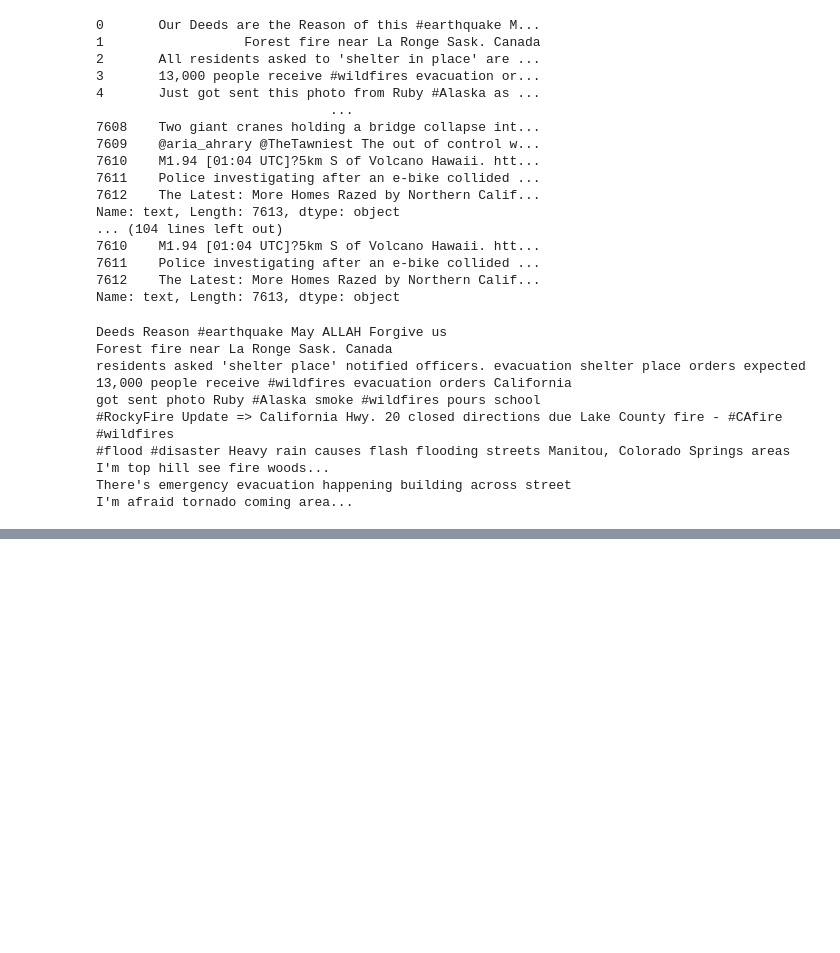
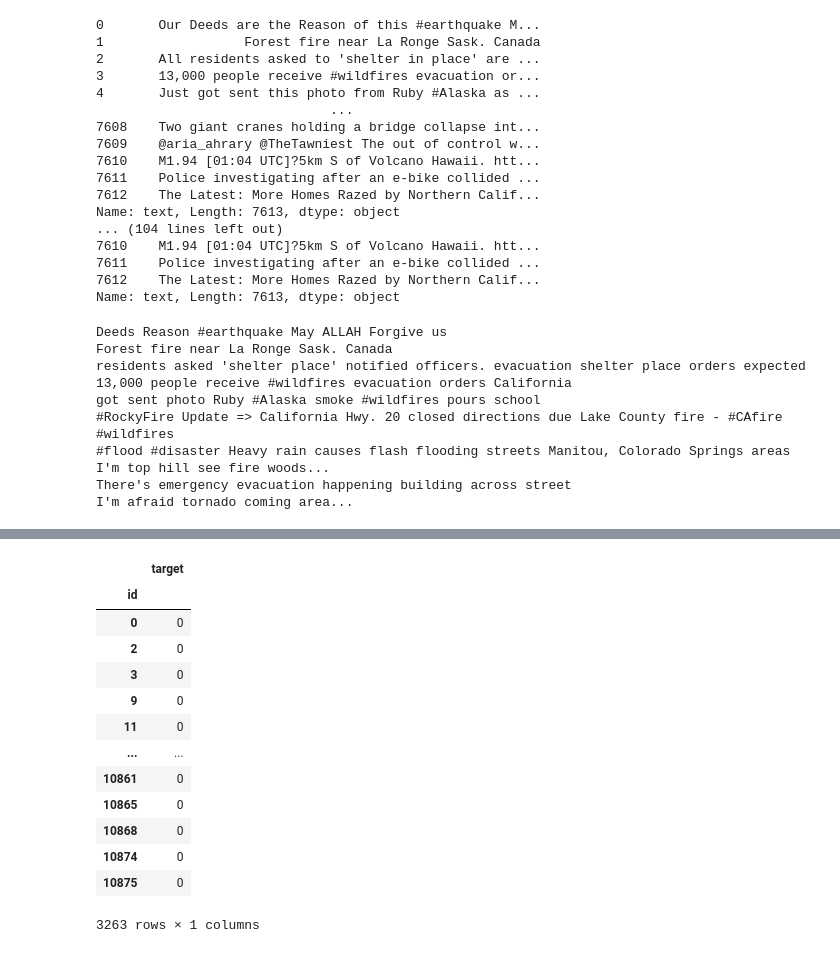
Before and after one commit to kristijanpetronijevic/kaggle_nlp_disaster_tweets, a Jupyter notebook: train.ipynb, the cells around one changed output, grey strips where cells are left out. Cells and saved outputs as stored; diff of their text form; code cells hidden in the pictures; blank space fills up the shorter version.

```diff
--- a/train.ipynb
+++ b/train.ipynb
@@ -170,0 +202,18 @@ test_set
+# %%
+sub = pd.read_csv('./sample_submission.csv').set_index('id')
+sub
+# %% [output]
+|  | target |
+| id |  |
+| 0 | 0 |
+| 2 | 0 |
+| 3 | 0 |
+| 9 | 0 |
+| 11 | 0 |
+| ... | ... |
+| 10861 | 0 |
+| 10865 | 0 |
+| 10868 | 0 |
+| 10874 | 0 |
+| 10875 | 0 |
+3263 rows × 1 columns
```
Also changed, not shown: parts of 21 cells of this notebook.
